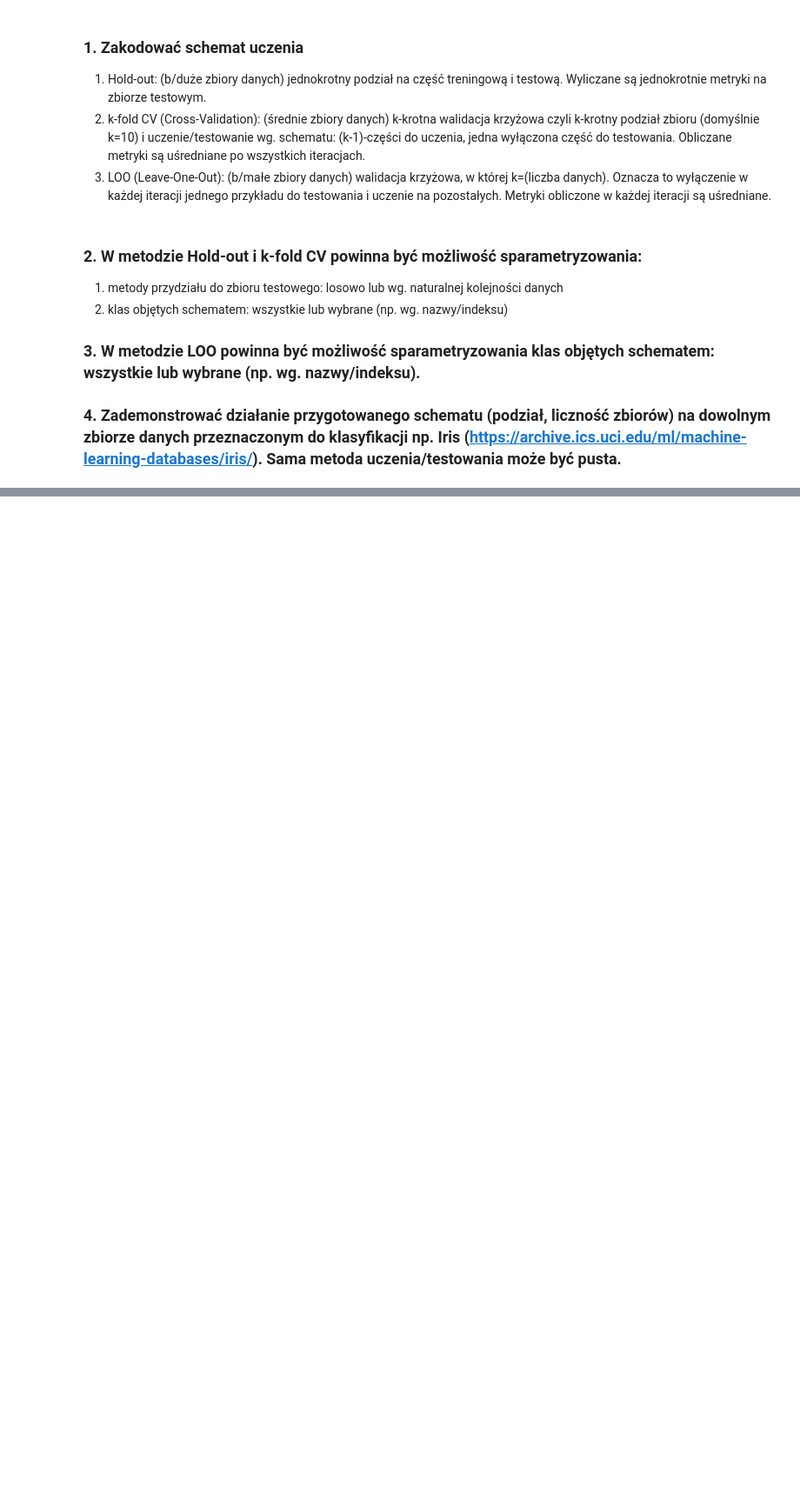
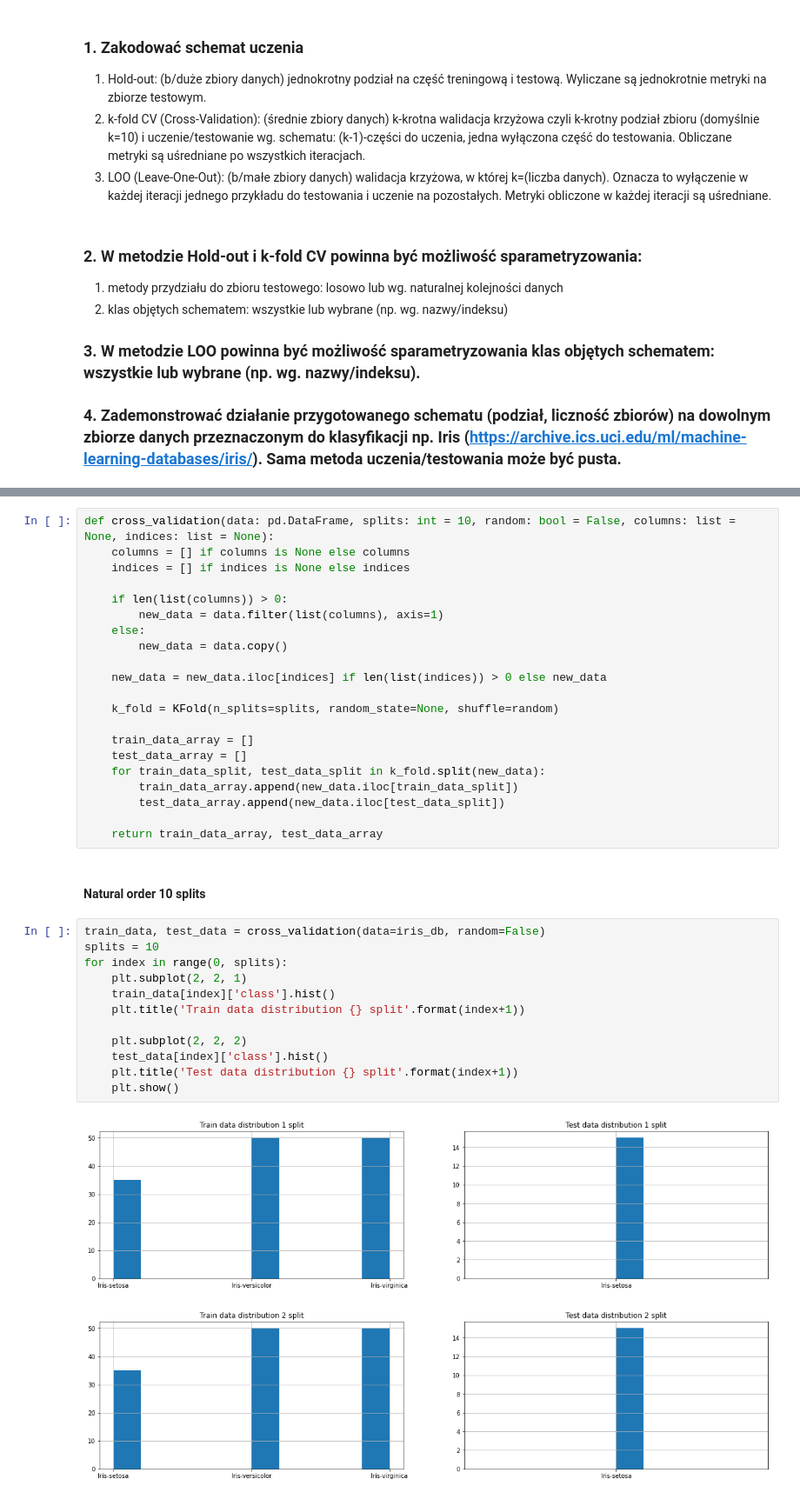
Before and after one commit to pajelonek/machine_learning_course, a Jupyter notebook: Lecture 3 - Learning scheme + metrics/Lab5/Lab5_notebook.ipynb, the cells around one changed output, grey strips where cells are left out. Shown at 87% size. Cells and saved outputs as stored; diff of their text form; blank space fills up the shorter version.

```diff
--- a/Lecture 3 - Learning scheme + metrics/Lab5/Lab5_notebook.ipynb
+++ b/Lecture 3 - Learning scheme + metrics/Lab5/Lab5_notebook.ipynb
@@ -31,0 +108,38 @@ plt.rcParams["figure.figsize"]=(20, 10)
+# %%
+def cross_validation(data: pd.DataFrame, splits: int = 10, random: bool = False, columns: list = None, indices: list = None):
+    columns = [] if columns is None else columns
+    indices = [] if indices is None else indices
+
+    if len(list(columns)) > 0:
+        new_data = data.filter(list(columns), axis=1)
+    else:
+        new_data = data.copy()
+
+    new_data = new_data.iloc[indices] if len(list(indices)) > 0 else new_data
+
+    k_fold = KFold(n_splits=splits, random_state=None, shuffle=random)
+
+    train_data_array = []
+    test_data_array = []
+    for train_data_split, test_data_split in k_fold.split(new_data):
+        train_data_array.append(new_data.iloc[train_data_split])
+        test_data_array.append(new_data.iloc[test_data_split])
+
+    return train_data_array, test_data_array
+# %% [markdown]
+#### Natural order 10 splits
+# %%
+train_data, test_data = cross_validation(data=iris_db, random=False)
+splits = 10
+for index in range(0, splits):
+    plt.subplot(2, 2, 1)
+    train_data[index]['class'].hist()
+    plt.title('Train data distribution {} split'.format(index+1))
+
+    plt.subplot(2, 2, 2)
+    test_data[index]['class'].hist()
+    plt.title('Test data distribution {} split'.format(index+1))
+    plt.show()
+# %% [output]
+[figure, added]
+[figure, added]
```
Also changed, not shown: parts of 24 cells of this notebook, 1 other file.
